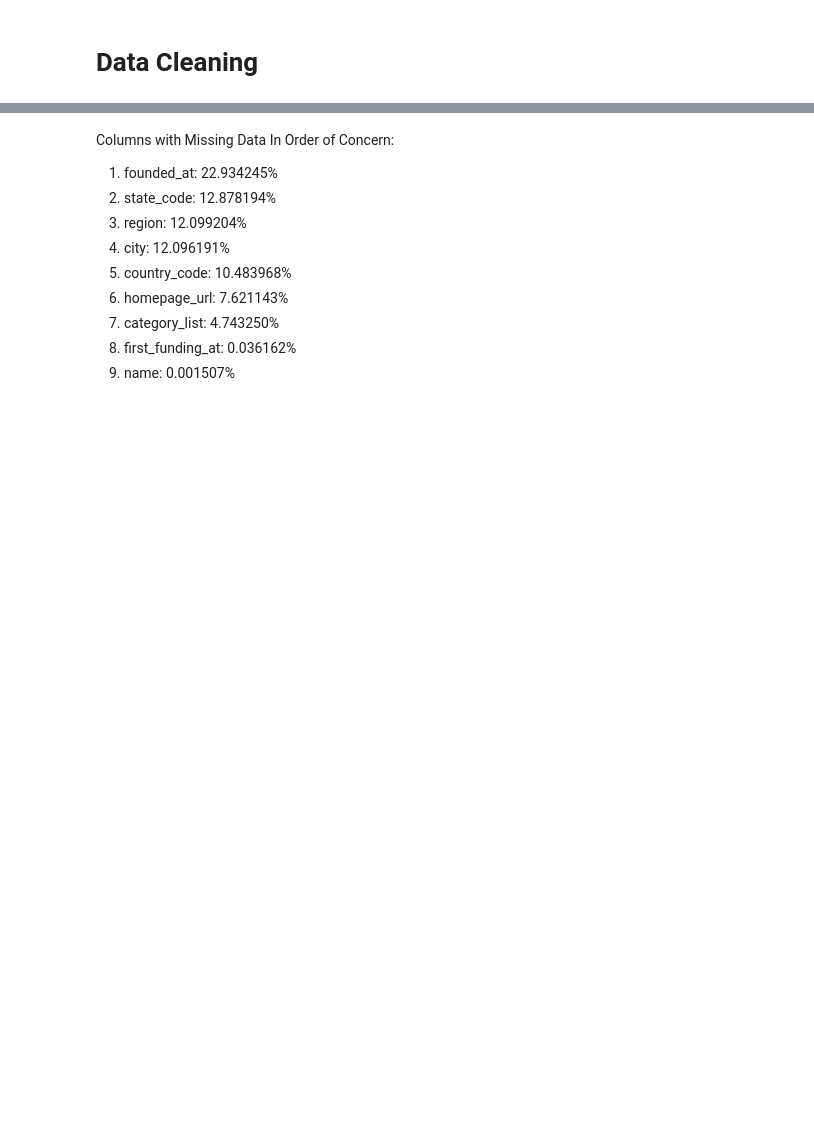
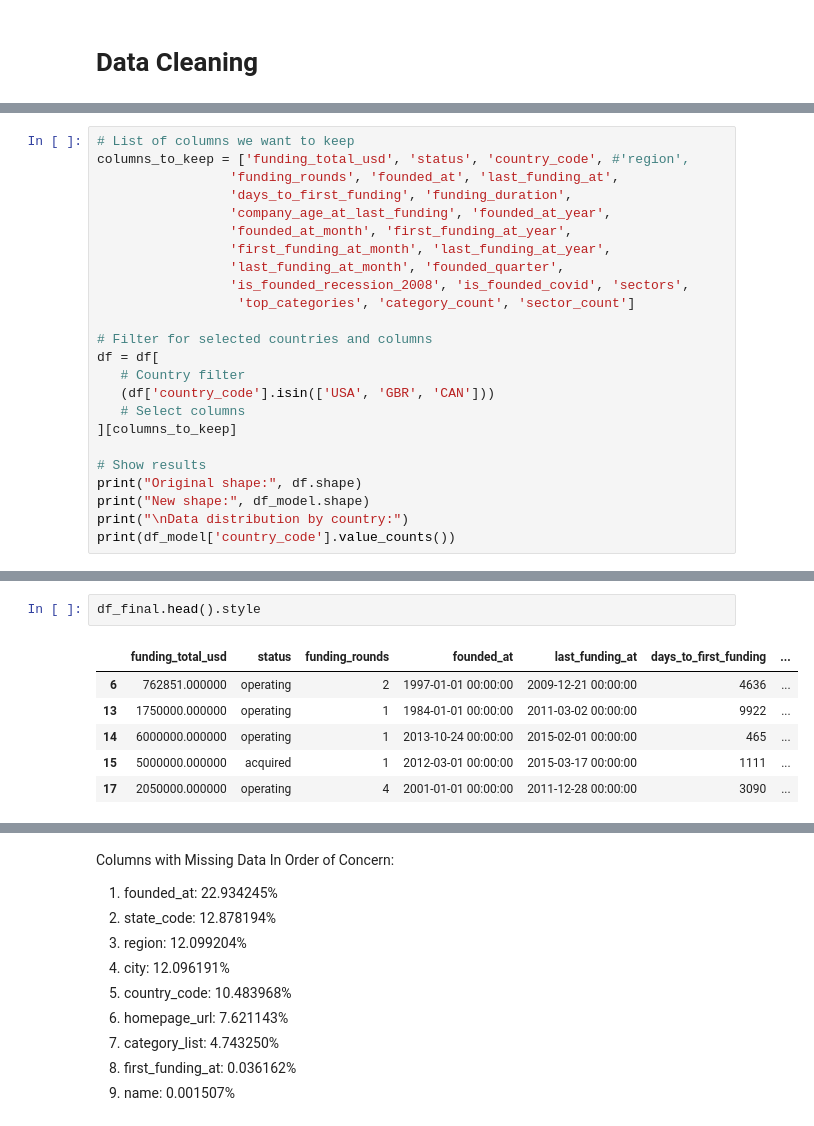
Before and after one commit to eloter01/AI4All_F24_Class16, a Jupyter notebook: AI4All_team16_proj.ipynb, the cells around one changed output, grey strips where cells are left out. Saved outputs shown, nothing was run; the diff lists cells and outputs as text; blank space fills up the shorter version.

Commit message:
updated model

```diff
--- a/AI4All_team16_proj.ipynb
+++ b/AI4All_team16_proj.ipynb
@@ -248,0 +836,24 @@ dtype: int64
+# %%
+# List of columns we want to keep
+columns_to_keep = ['funding_total_usd', 'status', 'country_code', #'region',
+                 'funding_rounds', 'founded_at', 'last_funding_at',
+                 'days_to_first_funding', 'funding_duration',
+                 'company_age_at_last_funding', 'founded_at_year',
+                 'founded_at_month', 'first_funding_at_year',
+                 'first_funding_at_month', 'last_funding_at_year',
+                 'last_funding_at_month', 'founded_quarter',
+                 'is_founded_recession_2008', 'is_founded_covid', 'sectors',
+                  'top_categories', 'category_count', 'sector_count']
+
+# Filter for selected countries and columns
+df = df[
+   # Country filter
+   (df['country_code'].isin(['USA', 'GBR', 'CAN']))
+   # Select columns
+][columns_to_keep]
+
+# Show results
+print("Original shape:", df.shape)
+print("New shape:", df_model.shape)
+print("\nData distribution by country:")
+print(df_model['country_code'].value_counts())
@@ -248,0 +1199,9 @@ dtype: int64
+# %%
+df_final.head().style
+# %% [output]
+|  | funding_total_usd | status | funding_rounds | founded_at | last_funding_at | days_to_first_funding | ... |
+| 6 | 762851.000000 | operating | 2 | 1997-01-01 00:00:00 | 2009-12-21 00:00:00 | 4636 | ... |
+| 13 | 1750000.000000 | operating | 1 | 1984-01-01 00:00:00 | 2011-03-02 00:00:00 | 9922 | ... |
+| 14 | 6000000.000000 | operating | 1 | 2013-10-24 00:00:00 | 2015-02-01 00:00:00 | 465 | ... |
+| 15 | 5000000.000000 | acquired | 1 | 2012-03-01 00:00:00 | 2015-03-17 00:00:00 | 1111 | ... |
+| 17 | 2050000.000000 | operating | 4 | 2001-01-01 00:00:00 | 2011-12-28 00:00:00 | 3090 | ... |
```
Also changed, not shown: parts of 86 cells of this notebook.
